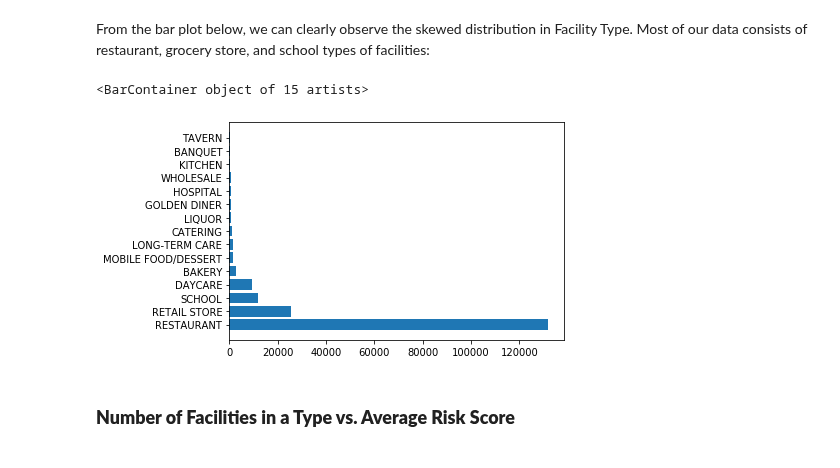
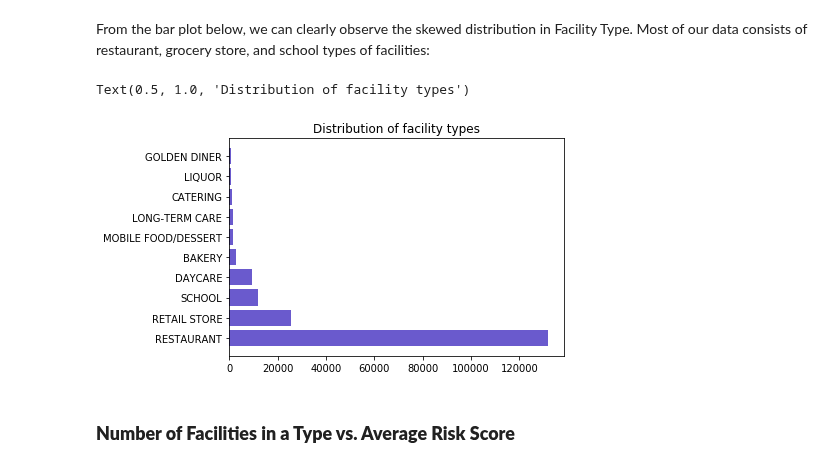
Before and after one commit to RubinDaija/epfl-ada-2019-project, a Jupyter notebook: sena_violations.ipynb, the cells around one changed output. Drawn from its saved outputs; the diff is of its cells as text; code cells hidden in the pictures.

```diff
--- a/sena_violations.ipynb
+++ b/sena_violations.ipynb
@@ -93,10 +97,11 @@ When we plotted the number of facilities in each type of facility vs. their aver
 # %% [markdown]
 From the bar plot below, we can clearly observe the skewed distribution in Facility Type. Most of our data consists of restaurant, grocery store, and school types of facilities:
 # %%
-plt.barh(fac_dist.head(15)['Facility Type'],fac_dist.head(15)['Counts'])
+plt.barh(fac_dist.head(10)['Facility Type'],fac_dist.head(10)['Counts'], color='slateblue')
+plt.title('Distribution of facility types')
 # %% [output]
-<BarContainer object of 15 artists>
+Text(0.5, 1.0, 'Distribution of facility types')
-[figure, old version]
+[figure, new version]
 # %% [markdown]
 ### **Number of Facilities in a Type vs. Average Risk Score**
 # %%
```
Also changed, not shown: parts of 12 cells of this notebook.
